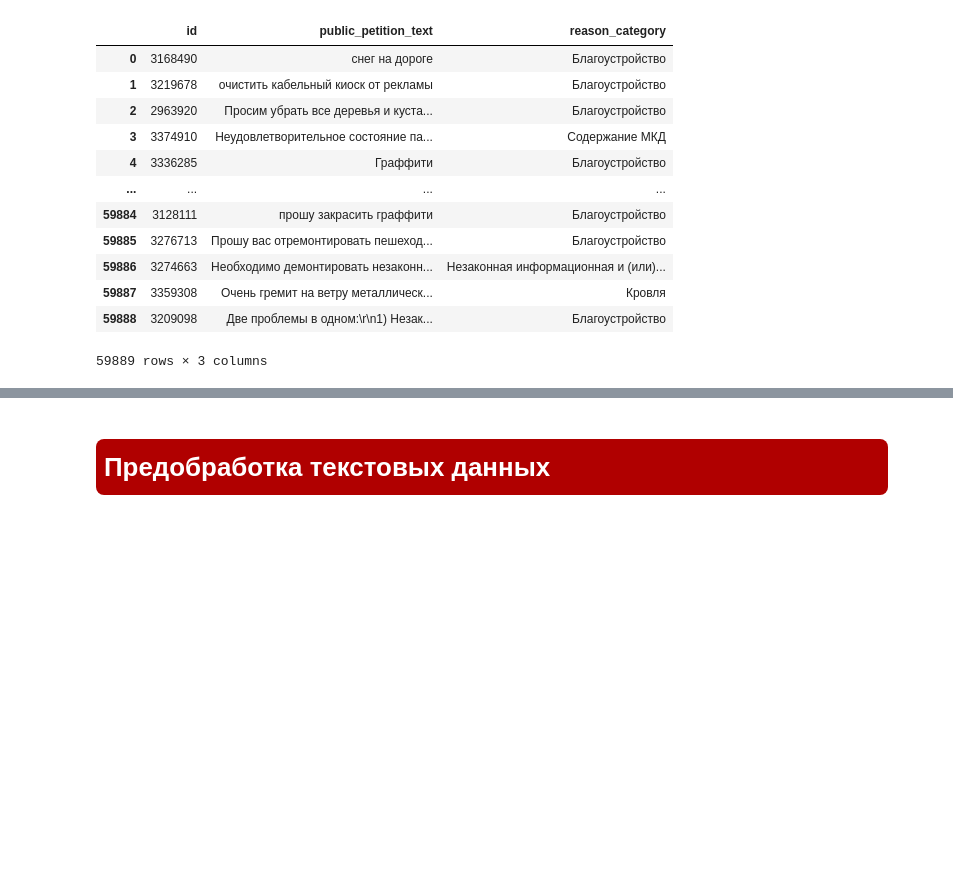
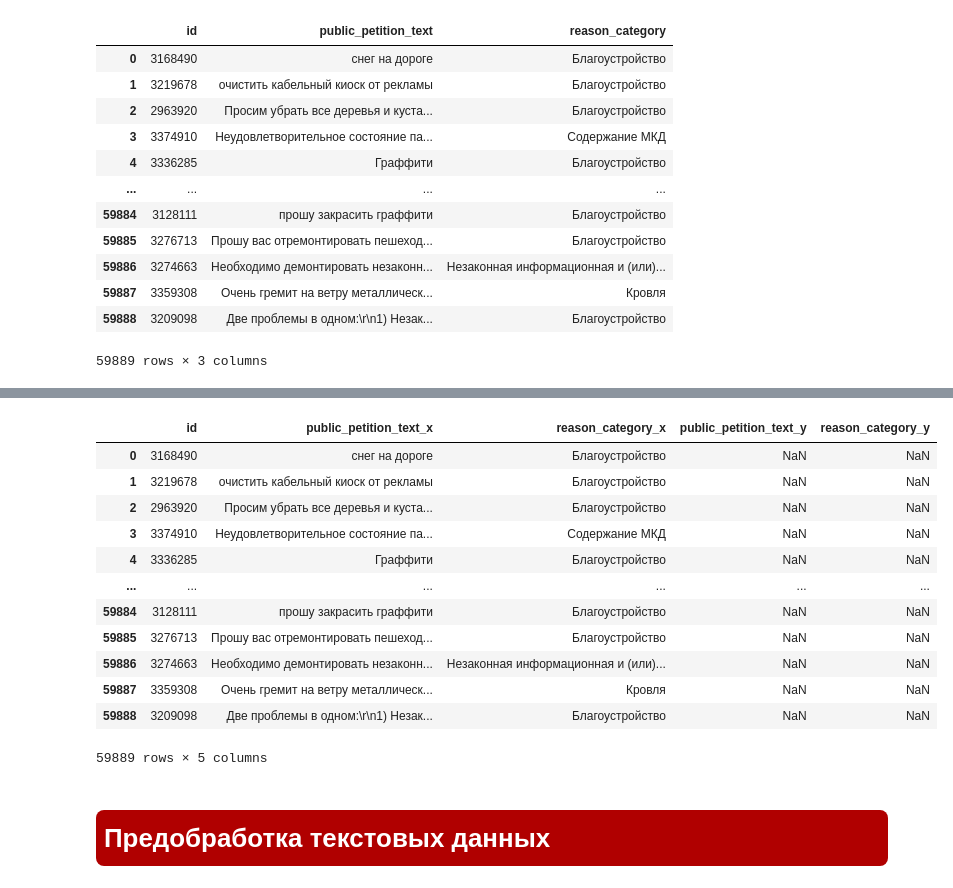
Before and after one commit to ProbablyNotBestUsername/mlabg, a Jupyter notebook: Group Project/Comandprojectnlp.ipynb, the cells around one changed output, grey strips where cells are left out. Saved outputs shown, nothing was run; the diff lists cells and outputs as text; code cells hidden in the pictures; blank space fills up the shorter version.

```diff
--- a/Group Project/Comandprojectnlp.ipynb
+++ b/Group Project/Comandprojectnlp.ipynb
@@ -52,0 +92,36 @@ df
+# %%
+async def brows():
+    browser = await launch(headless=False, args=['--no-sandbox'], executablePath=r"C:\Program Files (x86)\Microsoft\Edge\Application\msedge.exe")
+    page = await browser.newPage()
+
+    all_reports = []
+    last_page = 1
+    for p in range(1, last_page + 1):
+        list_url = f'https://gorod.gov.spb.ru/problems/public/?page={p}'
+        await page.goto(list_url, {'waitUntil': 'networkidle2'})
+        content = await page.content()
+        soup = bs(content, 'html.parser')
+
+        links = await page.evaluate('''() => {
+            return Array.from(document.querySelectorAll('a[href^="/problems/"]'))
+                .map(a => a.href)
+                .filter(h => /^https:\\/\\/gorod\\.gov\\.spb\\.ru\\/problems\\/\\d+\\/$/.test(h));
+        }''')
+
+        # de-duplicate
+        seen = set()
+        unique_links = []
+        for link in links:
+            if link not in seen:
+                seen.add(link)
+                unique_links.append(link)
+
+        # parse each problem
+        for link in unique_links:
+            report = await parse_city_report(page, link)
+            all_reports.append(report)
+
+    await browser.close()
+    return all_reports
+all_reports = await brows()
+reports_df = pd.DataFrame(all_reports)
@@ -53,3 +148,21 @@ df
+# %%
+reports_df['id'] = reports_df['id'].astype(int)
+# %%
+df.join(reports_df, on='id', how='left')
+# %% [output]
+|  | id | public_petition_text_x | reason_category_x | public_petition_text_y | reason_category_y |
+| 0 | 3168490 | снег на дороге | Благоустройство | NaN | NaN |
+| 1 | 3219678 | очистить кабельный киоск от рекламы | Благоустройство | NaN | NaN |
+| 2 | 2963920 | Просим убрать все деревья и куста... | Благоустройство | NaN | NaN |
+| 3 | 3374910 | Неудовлетворительное состояние па... | Содержание МКД | NaN | NaN |
+| 4 | 3336285 | Граффити | Благоустройство | NaN | NaN |
+| ... | ... | ... | ... | ... | ... |
+| 59884 | 3128111 | прошу закрасить граффити | Благоустройство | NaN | NaN |
+| 59885 | 3276713 | Прошу вас отремонтировать пешеход... | Благоустройство | NaN | NaN |
+| 59886 | 3274663 | Необходимо демонтировать незаконн... | Незаконная информационная и (или)... | NaN | NaN |
+| 59887 | 3359308 | Очень гремит на ветру металлическ... | Кровля | NaN | NaN |
+| 59888 | 3209098 | Две проблемы в одном:\r\n1) Незак... | Благоустройство | NaN | NaN |
+59889 rows × 5 columns
 # %% [markdown]
 <h1 id="aa" style="color:white;background:#B00000;padding:8px;border-radius:8px;font-family:newtimeroman;"> Предобработка текстовых данных </h1>
 # %%
```
Also changed, not shown: parts of 14 cells of this notebook, 2 other files.
